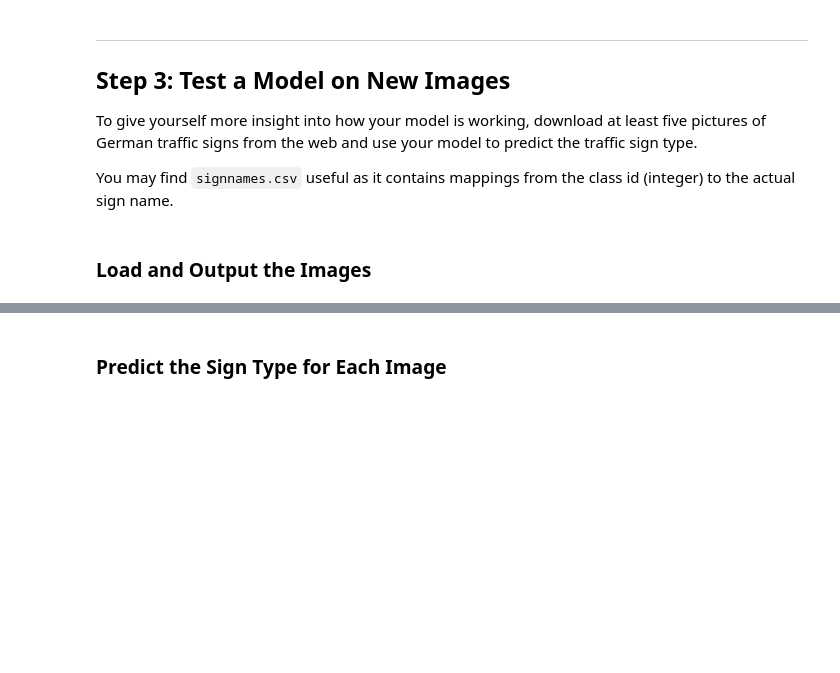
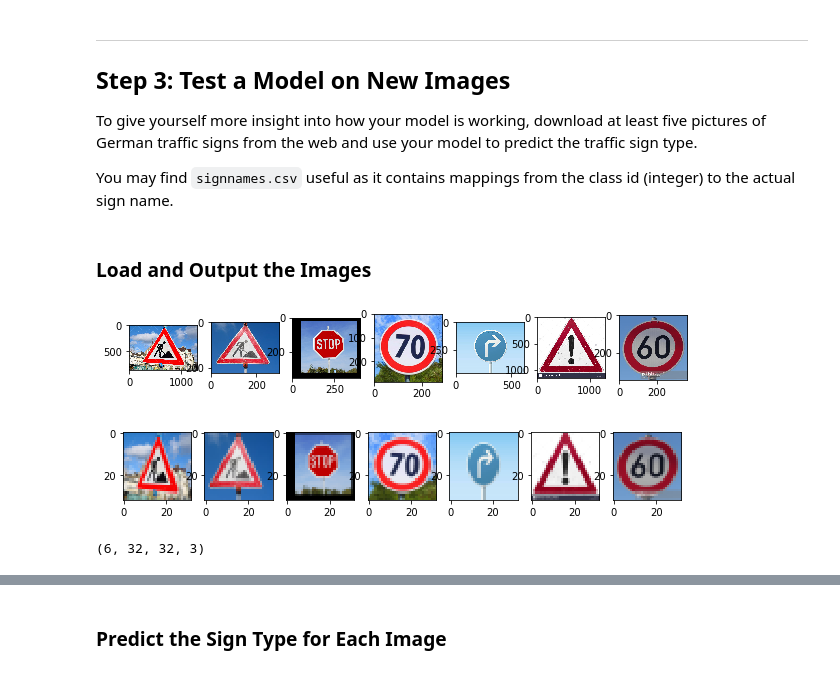
Before and after one commit to samiriff/CarND-Traffic-Sign-Classifier-Project, a Jupyter notebook: Traffic_Sign_Classifier.ipynb, the cells around one changed output, grey strips where cells are left out. Drawn from its saved outputs; the diff is of its cells as text; code cells hidden in the pictures; blank space fills up the shorter version.

Commit message:
Added and evaluated test images

```diff
--- a/Traffic_Sign_Classifier.ipynb
+++ b/Traffic_Sign_Classifier.ipynb
@@ -229,7 +233,7 @@ print("Mean, Sigma of Normalized", np.mean(X_train_normalized.reshape(-1)), np.s
 Mean, Sigma of Train 82.677589037 67.8508884263
 Mean, Sigma of Normalized -0.354081335648 0.530085065831
 # %%
-X_valid_normalized = normalize(X_valid)
+X_valid_normalized = preprocess(X_valid)
 print("Mean, Sigma of Train", np.mean(X_valid.reshape(-1)), np.std(X_valid.reshape(-1)))
 print("Mean, Sigma of Normalized", np.mean(X_valid_normalized.reshape(-1)), np.std(X_valid_normalized.reshape(-1)))
 # %% [output]
@@ -436,0 +446,23 @@ You may find `signnames.csv` useful as it contains mappings from the class id (i
+# %%
+def read_image(image_name):
+    img = cv2.imread(image_name)
+    rgbImg = cv2.cvtColor(img, cv2.COLOR_BGR2RGB)
+    return rgbImg
+# %%
+def read_images(path):
+    img_arr = []
+    image_names = glob.glob(path)
+    for image_name in image_names:
+        img = read_image(image_name)
+        img_arr.append(img)
+    return img_arr
+# %%
+def plot_img_arr(img_arr):
+    fig, ax = plt.subplots(1, len(img_arr), figsize=(10, 2))
+    for i in range(len(img_arr)):
+        ax[i].imshow(img_arr[i])
+# %%
+img_arr = read_images('./test_images/*')
+plot_img_arr(img_arr)
+# %% [output]
+[figure, added]
@@ -436,0 +475,5 @@ You may find `signnames.csv` useful as it contains mappings from the class id (i
+# %%
+resized_img_arr = resize_img_arr(img_arr)
+plot_img_arr(resized_img_arr)
+# %% [output]
+[figure, added]
@@ -436,0 +482,4 @@ You may find `signnames.csv` useful as it contains mappings from the class id (i
+# %%
+X_test.shape
+# %% [output]
+(6, 32, 32, 3)
```
Also changed, not shown: parts of 13 cells of this notebook, 7 other files.
